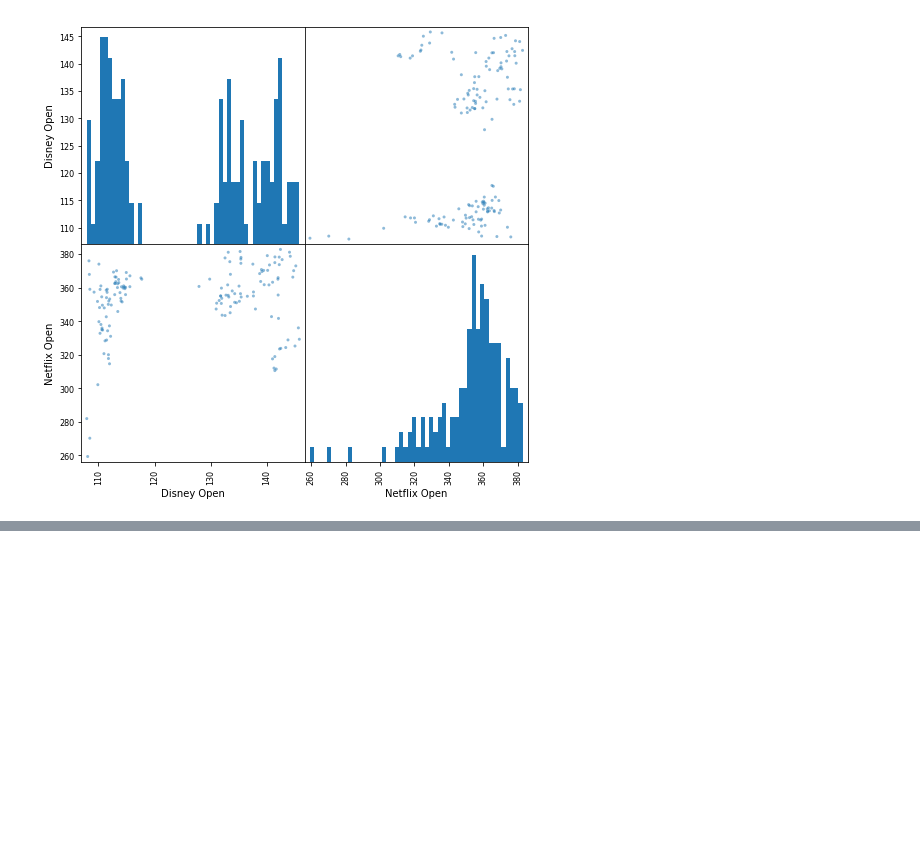
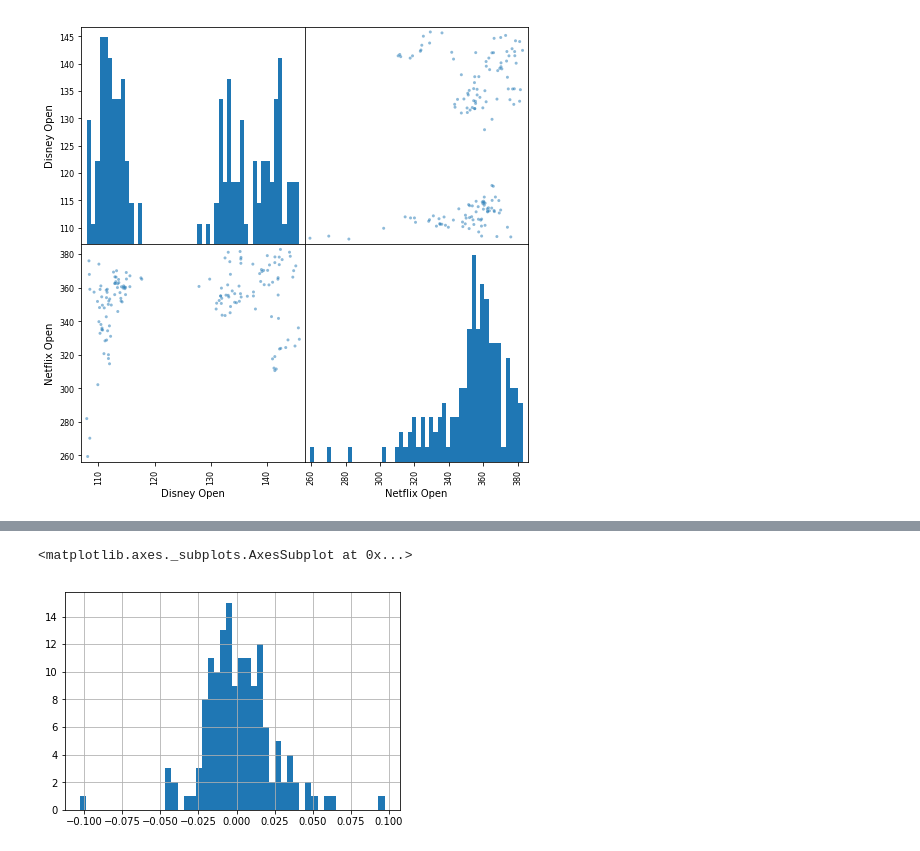
Before and after one commit to d8asci23/Review-for-FIN, a Jupyter notebook: R1_fin_Udemy.ipynb, the cells around one changed output, grey strips where cells are left out. Saved outputs shown, nothing was run; the diff lists cells and outputs as text; code cells hidden in the pictures; blank space fills up the shorter version.

```diff
--- a/R1_fin_Udemy.ipynb
+++ b/R1_fin_Udemy.ipynb
@@ -141,0 +160,3 @@ scatter_matrix(media_comp,figsize=(8,8),hist_kwds={'bins':50});
+# %%
+netflix['returns'] = netflix['Close'].pct_change(1)
+netflix.head()
@@ -141,0 +178,5 @@ scatter_matrix(media_comp,figsize=(8,8),hist_kwds={'bins':50});
+# %%
+netflix['returns'].hist(bins=50)
+# %% [output]
+<matplotlib.axes._subplots.AxesSubplot at 0x...>
+[figure, added]
```
Also changed, not shown: parts of 18 cells of this notebook.
